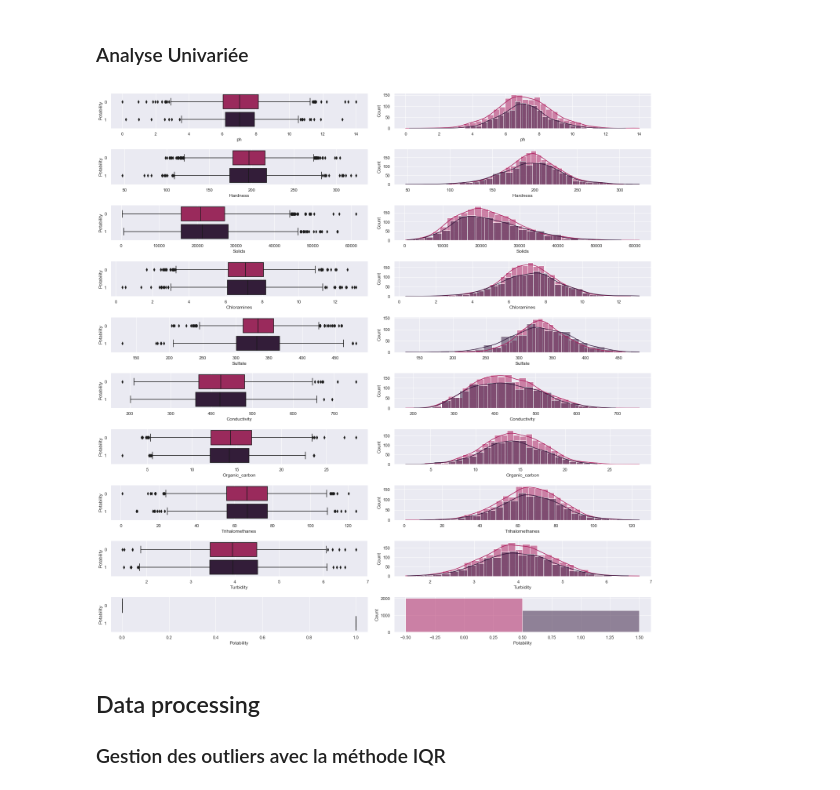
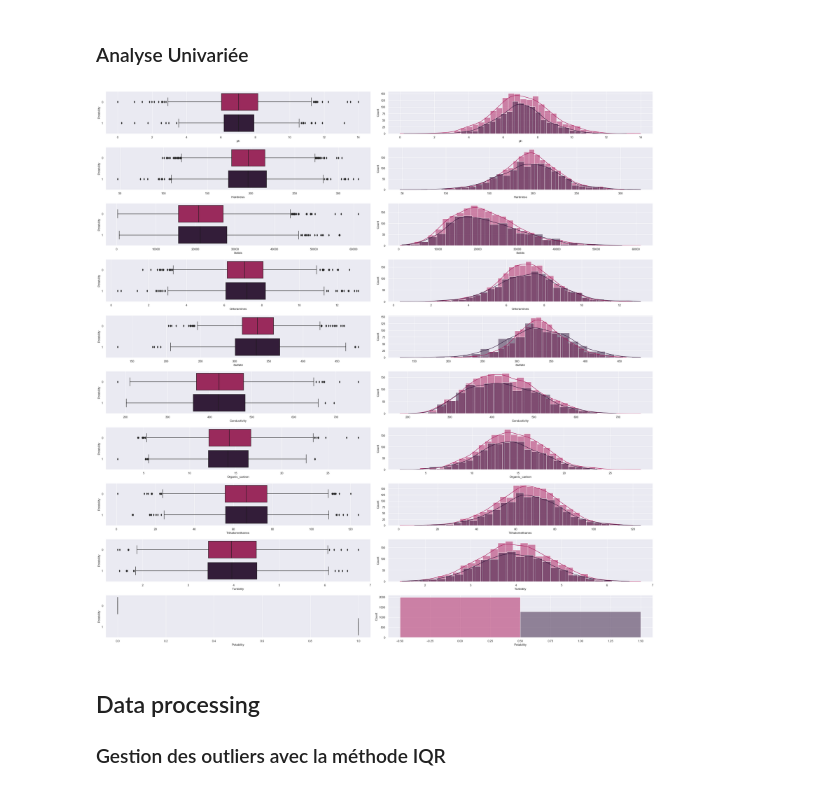
Before and after one commit to bidouze/CleanWaterData, a Jupyter notebook: Eau potable.ipynb, the cells around one changed output. Cells and saved outputs as stored; diff of their text form; code cells hidden in the pictures.

```diff
--- a/Eau potable.ipynb
+++ b/Eau potable.ipynb
@@ -122,20 +122,20 @@ df.describe()
 # %%
 #Affichage de boîtes à moustaches et histogrammes pour analyser les distributions de chacunes des features
 # ainsi que pour identifier d'éventuelles valeurs aberrantes
 
 sns.set_theme()
 sns.set(palette = "rocket")
 
-fig, ax = plt.subplots(len(df.columns), 2, figsize = (20, 20))
+fig, ax = plt.subplots(len(df.columns), 2, figsize = (30, 30))
 for i in range(len(df.columns)):
     y_not_potable=df[df.columns[i]].loc[df["Potability"]==0]
     y_potable=df[df.columns[i]].loc[df["Potability"]==1]
     sns.histplot(y_not_potable, ax = ax[i,1], kde=True, color="C2")
     sns.histplot(y_potable, ax = ax[i,1], kde=True, color="C6")
     sns.boxplot(y=df["Potability"], x=df[df.columns[i]], ax = ax[i,0], orient="h", palette={0: "C2", 1: "C6"})
 plt.tight_layout()
 # %% [output]
-[figure, old version]
+[figure, new version]
 # %% [markdown]
 ## Data processing
 
```
Also changed, not shown: parts of 1 cell of this notebook.
